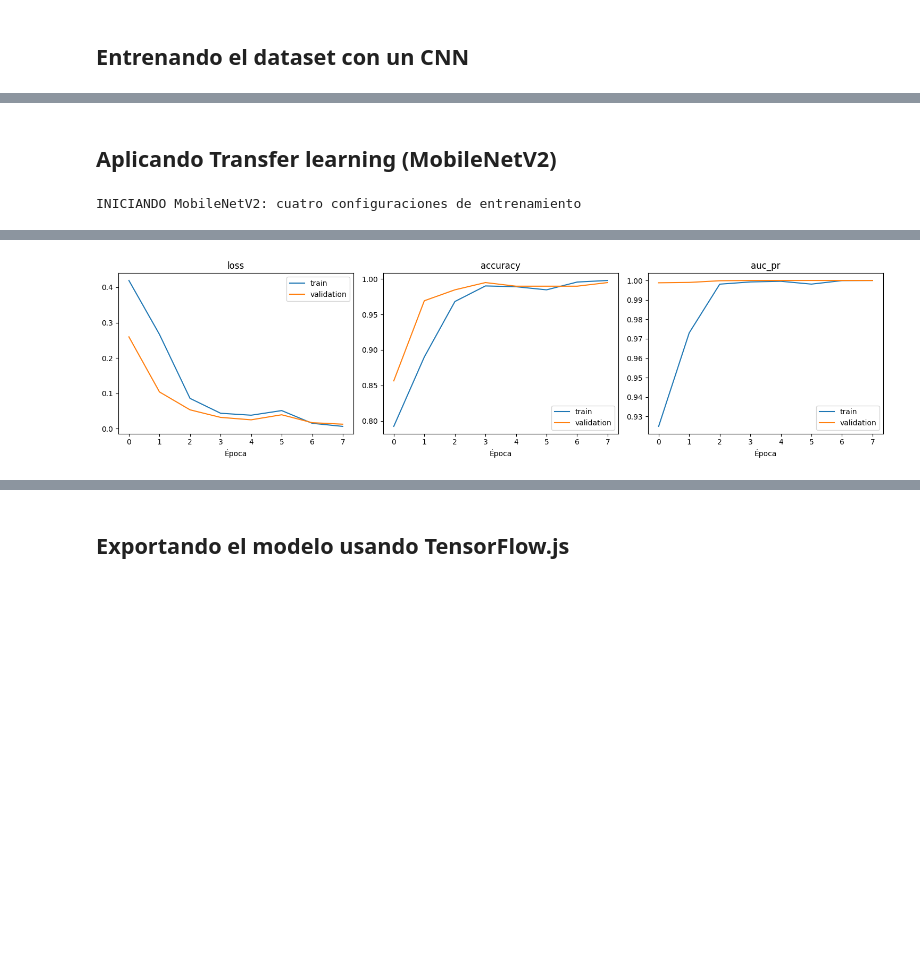
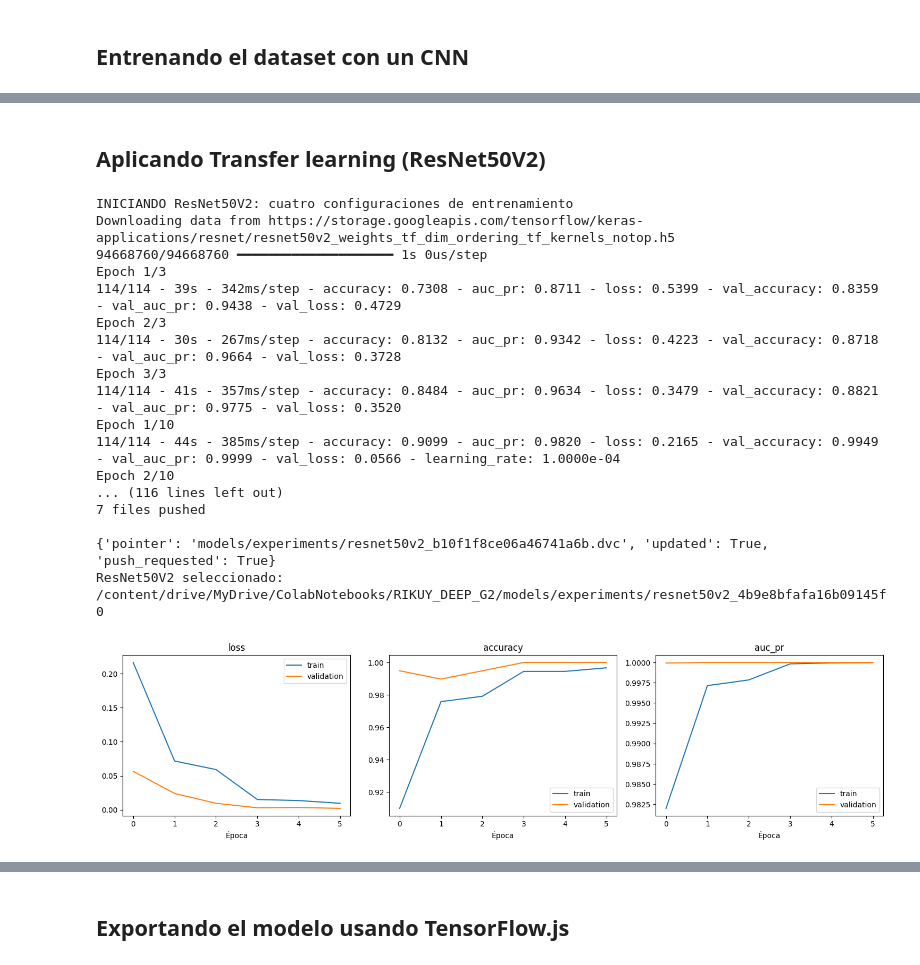
Before and after one commit to d-a-b-o/RIKUY_DEEP_G2, a Jupyter notebook: RIKUY_DEEP_G2.ipynb, the cells around one changed output, grey strips where cells are left out. Cells and saved outputs as stored; diff of their text form; code cells hidden in the pictures; blank space fills up the shorter version.

Commit message:
refactor(ml): retirar MobileNet y alinear auxiliares con ResNet50V2

```diff
--- a/RIKUY_DEEP_G2.ipynb
+++ b/RIKUY_DEEP_G2.ipynb
@@ -1095,23 +1225,18 @@ DVC: puntero actualizado models/experiments/cnn_0886feef8481deebae90.dvc
 # %% [markdown]
-## Aplicando Transfer learning (MobileNetV2)
+## Aplicando Transfer learning (ResNet50V2)
 # %%
-def build_mobilenet(dropout, fraction):
+def build_resnet(dropout, fraction):
     inputs = tf.keras.Input((*TARGET_SIZE, 3))
-    base = tf.keras.applications.MobileNetV2(
+    base = tf.keras.applications.ResNet50V2(
         include_top=False, weights="imagenet", input_shape=(*TARGET_SIZE, 3)
     )
-    base.trainable = True
-    cutoff = len(base.layers) - math.ceil(len(base.layers) * fraction)
-    for i, layer in enumerate(base.layers):
-        layer.trainable = i >= cutoff and not isinstance(
-            layer, tf.keras.layers.BatchNormalization
-        )
-    # El pipeline entrega [0,1]; MobileNetV2 necesita [-1,1]. Se integra dentro del modelo.
+    base.trainable = False
+    # El pipeline entrega [0,1]; ResNet50V2 necesita [-1,1]. Se integra dentro del modelo.
     x = base(tf.keras.layers.Rescaling(2.0, offset=-1.0)(inputs), training=False)
     x = tf.keras.layers.GlobalAveragePooling2D()(x)
     x = tf.keras.layers.Dropout(dropout)(x)
     outputs = tf.keras.layers.Dense(1, activation="sigmoid")(x)
-    return tf.keras.Model(inputs, outputs, name="mobilenetv2_casting")
+    return tf.keras.Model(inputs, outputs, name="resnet50v2_casting")
 
 
 def run_hpo(config):
@@ -1124,40 +1249,76 @@ def run_hpo(config):
     ]
     directories = [
         train(
-            config, "mobilenetv2", learning_rate=lr, fraction=fraction, dropout=dropout
+            config, "resnet50v2", learning_rate=lr, fraction=fraction, dropout=dropout
         )
         for lr, fraction, dropout in trials
     ]
     for directory in directories:
+        print(version_with_dvc(config, directory, push=PUSH_DVC, remote=DVC_REMOTE))
         log_experiment(config, directory)
     return select_model(config, directories)
 # %%
-mobilenet_run = Path(EXISTING_MOBILENET_RUN) if EXISTING_MOBILENET_RUN else None
-if STAGES["mobilenet"]:
-    print("INICIANDO MobileNetV2: cuatro configuraciones de entrenamiento")
-    mobilenet_run = run_hpo(CONFIG)
-    print("MobileNetV2 seleccionado:", mobilenet_run)
-    plot_history(mobilenet_run)
+resnet_run = None
+if STAGES["resnet"]:
+    print("INICIANDO ResNet50V2: cuatro configuraciones de entrenamiento")
+    resnet_run = run_hpo(CONFIG)
+    print("ResNet50V2 seleccionado:", resnet_run)
+    plot_history(resnet_run)
 
-candidates = [p for p in (cnn_run, mobilenet_run) if p is not None]
+candidates = [p for p in (cnn_run, resnet_run) if p is not None]
 if FINAL_MODEL == "cnn":
     selected_run = cnn_run
-elif FINAL_MODEL == "mobilenet":
-    selected_run = mobilenet_run
+elif FINAL_MODEL == "resnet":
+    selected_run = resnet_run
 else:
     selected_run = select_model(CONFIG, candidates) if candidates else None
 if selected_run is None:
-    raise RuntimeError("No se produjo un modelo. Revisa las etapas de entrenamiento antes de continuar.")
+    raise RuntimeError(
+        "No se produjo un modelo. Revisa las etapas de entrenamiento antes de continuar."
+    )
 print("Modelo final (selección por validation):", selected_run)
 
 if STAGES["evaluate"]:
     if selected_run is None:
         raise ValueError("Selecciona una corrida antes de evaluar.")
     print("TEST:", evaluate(CONFIG, selected_run))
     print(version_with_dvc(CONFIG, selected_run, push=PUSH_DVC, remote=DVC_REMOTE))
 if STAGES["dvc_models"]:
-    for directory in ([mobilenet_run] if STAGES["mobilenet"] and mobilenet_run is not None and not (STAGES["evaluate"] and selected_run == mobilenet_run) else []):
+    for directory in (
+        [resnet_run]
+        if STAGES["resnet"]
+        and resnet_run is not None
+        and not (STAGES["evaluate"] and selected_run == resnet_run)
+        else []
+    ):
         print(version_with_dvc(CONFIG, directory, push=PUSH_DVC, remote=DVC_REMOTE))
 # Gráficos opcionales sin reentrenar: plot_history(selected_run)
+
+write_json(
+    CONFIG.prepared / "final-selection.json",
+    {
+        "selected": selected_run.name,
+        "selection_source": "validation_only",
+        "candidates": {p.name: read_json(p / "validation.json") for p in candidates},
+    },
+)
+print(version_with_dvc(CONFIG, CONFIG.prepared, push=PUSH_DVC, remote=DVC_REMOTE))
 # %% [output]
-INICIANDO MobileNetV2: cuatro configuraciones de entrenamiento
+INICIANDO ResNet50V2: cuatro configuraciones de entrenamiento
+Downloading data from https://storage.googleapis.com/tensorflow/keras-applications/resnet/resnet50v2_weights_tf_dim_ordering_tf_kernels_notop.h5
+94668760/94668760 ━━━━━━━━━━━━━━━━━━━━ 1s 0us/step
+Epoch 1/3
+114/114 - 39s - 342ms/step - accuracy: 0.7308 - auc_pr: 0.8711 - loss: 0.5399 - val_accuracy: 0.8359 - val_auc_pr: 0.9438 - val_loss: 0.4729
+Epoch 2/3
+114/114 - 30s - 267ms/step - accuracy: 0.8132 - auc_pr: 0.9342 - loss: 0.4223 - val_accuracy: 0.8718 - val_auc_pr: 0.9664 - val_loss: 0.3728
+Epoch 3/3
+114/114 - 41s - 357ms/step - accuracy: 0.8484 - auc_pr: 0.9634 - loss: 0.3479 - val_accuracy: 0.8821 - val_auc_pr: 0.9775 - val_loss: 0.3520
+Epoch 1/10
+114/114 - 44s - 385ms/step - accuracy: 0.9099 - auc_pr: 0.9820 - loss: 0.2165 - val_accuracy: 0.9949 - val_auc_pr: 0.9999 - val_loss: 0.0566 - learning_rate: 1.0000e-04
+Epoch 2/10
+... (116 lines left out)
+7 files pushed
+
+{'pointer': 'models/experiments/resnet50v2_b10f1f8ce06a46741a6b.dvc', 'updated': True, 'push_requested': True}
+ResNet50V2 seleccionado: /content/drive/MyDrive/ColabNotebooks/RIKUY_DEEP_G2/models/experiments/resnet50v2_4b9e8bfafa16b09145f0
+[figure, new version]
@@ -1235 +1341,0 @@ MobileNetV2 seleccionado: /content/drive/MyDrive/ColabNotebooks/RIKUY_DEEP_G2/mo
-[figure, old version]
```
Also changed, not shown: parts of 32 cells of this notebook, 51 other files.
